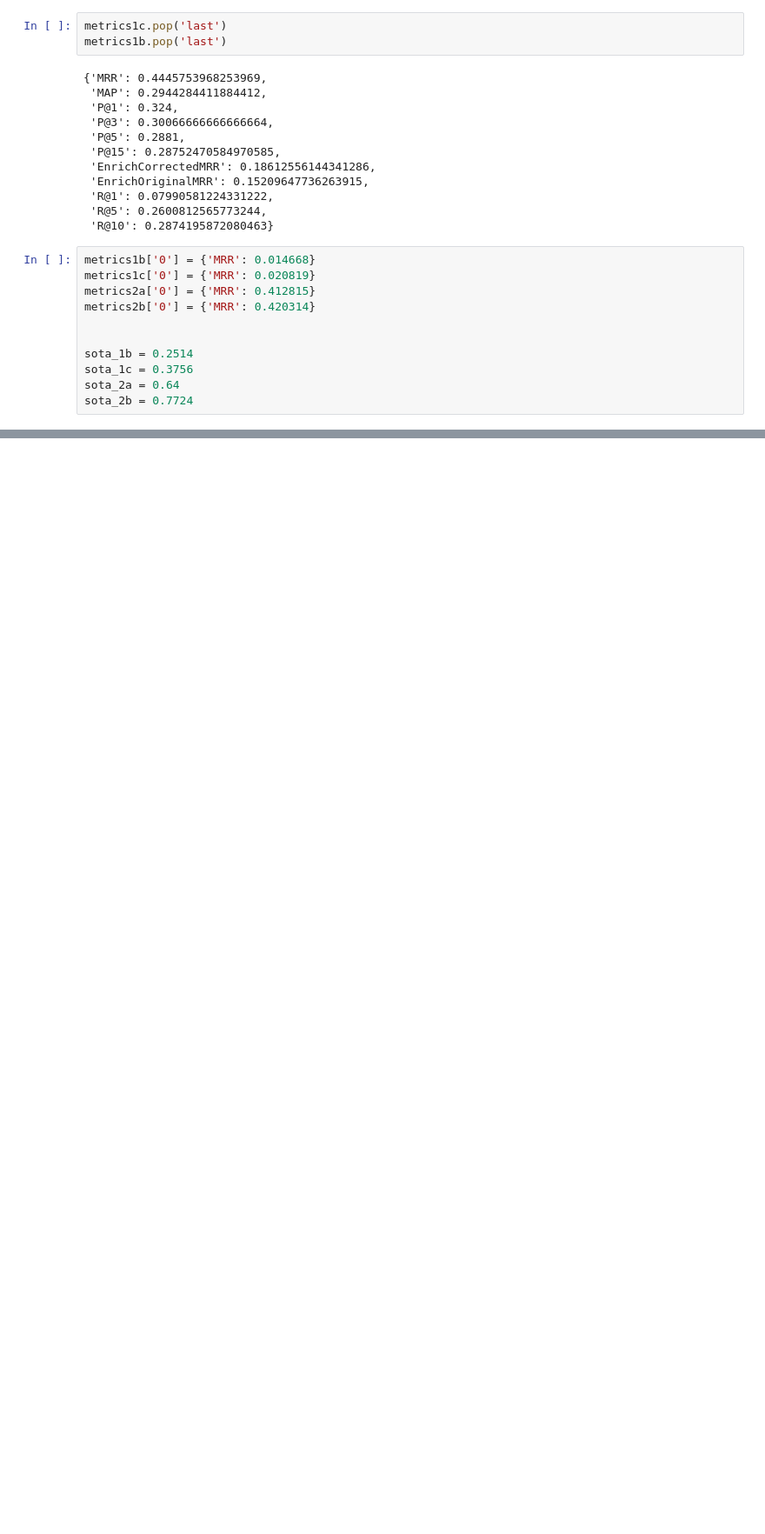
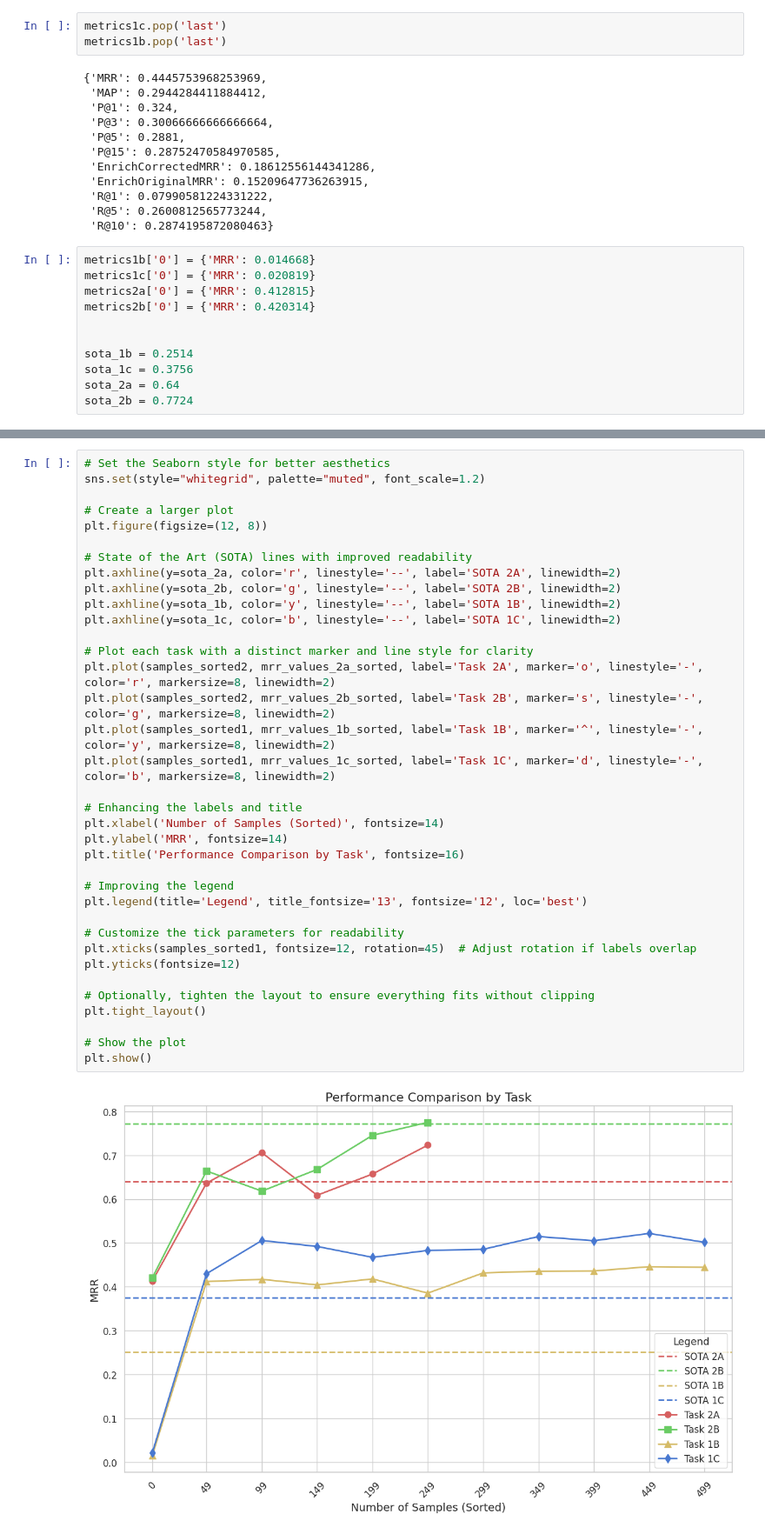
Before and after one commit to VityaVitalich/LLM_Taxonomy, a Jupyter notebook: ablation.ipynb, the cells around one changed output, grey strips where cells are left out. Shown at 87% size. Saved outputs shown, nothing was run; the diff lists cells and outputs as text; blank space fills up the shorter version.

```diff
--- a/ablation.ipynb
+++ b/ablation.ipynb
@@ -108,0 +144,38 @@ ValueError: x and y must have same first dimension, but have shapes (6,) and (11
+# %%
+# Set the Seaborn style for better aesthetics
+sns.set(style="whitegrid", palette="muted", font_scale=1.2)
+
+# Create a larger plot
+plt.figure(figsize=(12, 8))
+
+# State of the Art (SOTA) lines with improved readability
+plt.axhline(y=sota_2a, color='r', linestyle='--', label='SOTA 2A', linewidth=2)
+plt.axhline(y=sota_2b, color='g', linestyle='--', label='SOTA 2B', linewidth=2)
+plt.axhline(y=sota_1b, color='y', linestyle='--', label='SOTA 1B', linewidth=2)
+plt.axhline(y=sota_1c, color='b', linestyle='--', label='SOTA 1C', linewidth=2)
+
+# Plot each task with a distinct marker and line style for clarity
+plt.plot(samples_sorted2, mrr_values_2a_sorted, label='Task 2A', marker='o', linestyle='-', color='r', markersize=8, linewidth=2)
+plt.plot(samples_sorted2, mrr_values_2b_sorted, label='Task 2B', marker='s', linestyle='-', color='g', markersize=8, linewidth=2)
+plt.plot(samples_sorted1, mrr_values_1b_sorted, label='Task 1B', marker='^', linestyle='-', color='y', markersize=8, linewidth=2)
+plt.plot(samples_sorted1, mrr_values_1c_sorted, label='Task 1C', marker='d', linestyle='-', color='b', markersize=8, linewidth=2)
+
+# Enhancing the labels and title
+plt.xlabel('Number of Samples (Sorted)', fontsize=14)
+plt.ylabel('MRR', fontsize=14)
+plt.title('Performance Comparison by Task', fontsize=16)
+
+# Improving the legend
+plt.legend(title='Legend', title_fontsize='13', fontsize='12', loc='best')
+
+# Customize the tick parameters for readability
+plt.xticks(samples_sorted1, fontsize=12, rotation=45)  # Adjust rotation if labels overlap
+plt.yticks(fontsize=12)
+
+# Optionally, tighten the layout to ensure everything fits without clipping
+plt.tight_layout()
+
+# Show the plot
+plt.show()
+# %% [output]
+[figure, added]
```
Also changed, not shown: parts of 10 cells of this notebook, 4 other files.
